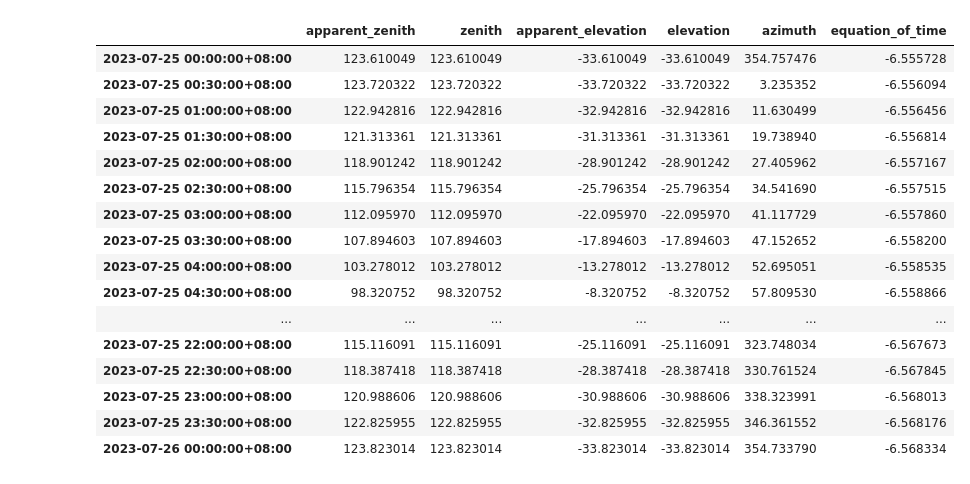
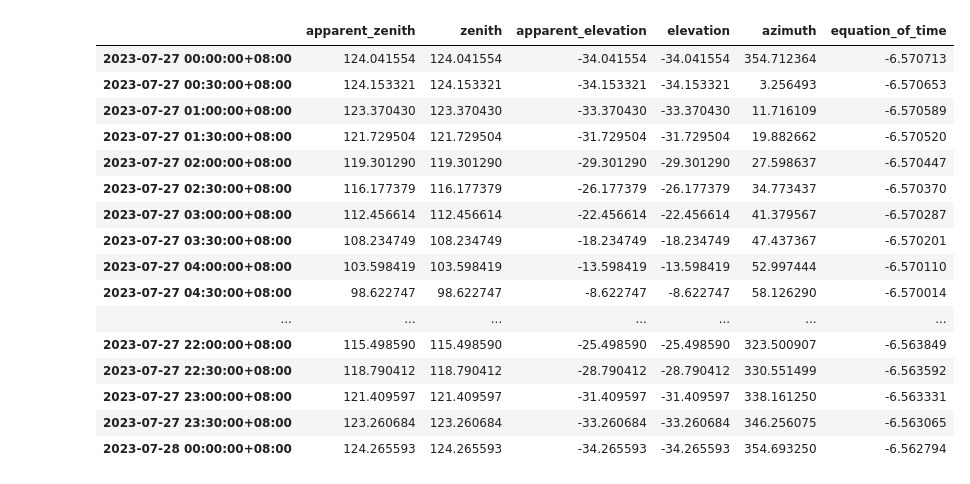
Before and after one commit to zhaoshouhang/pandas_learn, a Jupyter notebook: solar.ipynb, the cells around one changed output. Cells and saved outputs as stored; diff of their text form; code cells hidden in the pictures.

```diff
--- a/solar.ipynb
+++ b/solar.ipynb
@@ -4,25 +4,25 @@ import pandas as pd
 # %%
 
 tz = 'Asia/Shanghai'
 lat, lon = 36.4, 117.0
-times = pd.date_range('2023-07-25 00:00:00', '2023-07-26 00:00:00', freq='30min', tz=tz)
+times = pd.date_range('2023-07-27 00:00:00', '2023-07-28 00:00:00', freq='30min', tz=tz)
 solpos = solarposition.get_solarposition(times, lat, lon)
 solpos
 # %% [output]
 |  | apparent_zenith | zenith | apparent_elevation | elevation | azimuth | equation_of_time |
-| 2023-07-25 00:00:00+08:00 | 123.610049 | 123.610049 | -33.610049 | -33.610049 | 354.757476 | -6.555728 |
-| 2023-07-25 00:30:00+08:00 | 123.720322 | 123.720322 | -33.720322 | -33.720322 | 3.235352 | -6.556094 |
-| 2023-07-25 01:00:00+08:00 | 122.942816 | 122.942816 | -32.942816 | -32.942816 | 11.630499 | -6.556456 |
-| 2023-07-25 01:30:00+08:00 | 121.313361 | 121.313361 | -31.313361 | -31.313361 | 19.738940 | -6.556814 |
-| 2023-07-25 02:00:00+08:00 | 118.901242 | 118.901242 | -28.901242 | -28.901242 | 27.405962 | -6.557167 |
-| 2023-07-25 02:30:00+08:00 | 115.796354 | 115.796354 | -25.796354 | -25.796354 | 34.541690 | -6.557515 |
-| 2023-07-25 03:00:00+08:00 | 112.095970 | 112.095970 | -22.095970 | -22.095970 | 41.117729 | -6.557860 |
-| 2023-07-25 03:30:00+08:00 | 107.894603 | 107.894603 | -17.894603 | -17.894603 | 47.152652 | -6.558200 |
-| 2023-07-25 04:00:00+08:00 | 103.278012 | 103.278012 | -13.278012 | -13.278012 | 52.695051 | -6.558535 |
-| 2023-07-25 04:30:00+08:00 | 98.320752 | 98.320752 | -8.320752 | -8.320752 | 57.809530 | -6.558866 |
+| 2023-07-27 00:00:00+08:00 | 124.041554 | 124.041554 | -34.041554 | -34.041554 | 354.712364 | -6.570713 |
+| 2023-07-27 00:30:00+08:00 | 124.153321 | 124.153321 | -34.153321 | -34.153321 | 3.256493 | -6.570653 |
+| 2023-07-27 01:00:00+08:00 | 123.370430 | 123.370430 | -33.370430 | -33.370430 | 11.716109 | -6.570589 |
+| 2023-07-27 01:30:00+08:00 | 121.729504 | 121.729504 | -31.729504 | -31.729504 | 19.882662 | -6.570520 |
+| 2023-07-27 02:00:00+08:00 | 119.301290 | 119.301290 | -29.301290 | -29.301290 | 27.598637 | -6.570447 |
+| 2023-07-27 02:30:00+08:00 | 116.177379 | 116.177379 | -26.177379 | -26.177379 | 34.773437 | -6.570370 |
+| 2023-07-27 03:00:00+08:00 | 112.456614 | 112.456614 | -22.456614 | -22.456614 | 41.379567 | -6.570287 |
+| 2023-07-27 03:30:00+08:00 | 108.234749 | 108.234749 | -18.234749 | -18.234749 | 47.437367 | -6.570201 |
+| 2023-07-27 04:00:00+08:00 | 103.598419 | 103.598419 | -13.598419 | -13.598419 | 52.997444 | -6.570110 |
+| 2023-07-27 04:30:00+08:00 | 98.622747 | 98.622747 | -8.622747 | -8.622747 | 58.126290 | -6.570014 |
 | ... | ... | ... | ... | ... | ... | ... |
-| 2023-07-25 22:00:00+08:00 | 115.116091 | 115.116091 | -25.116091 | -25.116091 | 323.748034 | -6.567673 |
-| 2023-07-25 22:30:00+08:00 | 118.387418 | 118.387418 | -28.387418 | -28.387418 | 330.761524 | -6.567845 |
-| 2023-07-25 23:00:00+08:00 | 120.988606 | 120.988606 | -30.988606 | -30.988606 | 338.323991 | -6.568013 |
-| 2023-07-25 23:30:00+08:00 | 122.825955 | 122.825955 | -32.825955 | -32.825955 | 346.361552 | -6.568176 |
-| 2023-07-26 00:00:00+08:00 | 123.823014 | 123.823014 | -33.823014 | -33.823014 | 354.733790 | -6.568334 |
+| 2023-07-27 22:00:00+08:00 | 115.498590 | 115.498590 | -25.498590 | -25.498590 | 323.500907 | -6.563849 |
+| 2023-07-27 22:30:00+08:00 | 118.790412 | 118.790412 | -28.790412 | -28.790412 | 330.551499 | -6.563592 |
+| 2023-07-27 23:00:00+08:00 | 121.409597 | 121.409597 | -31.409597 | -31.409597 | 338.161250 | -6.563331 |
+| 2023-07-27 23:30:00+08:00 | 123.260684 | 123.260684 | -33.260684 | -33.260684 | 346.256075 | -6.563065 |
+| 2023-07-28 00:00:00+08:00 | 124.265593 | 124.265593 | -34.265593 | -34.265593 | 354.693250 | -6.562794 |
```
Also changed, not shown: parts of 2 cells of this notebook, 1 other file.
